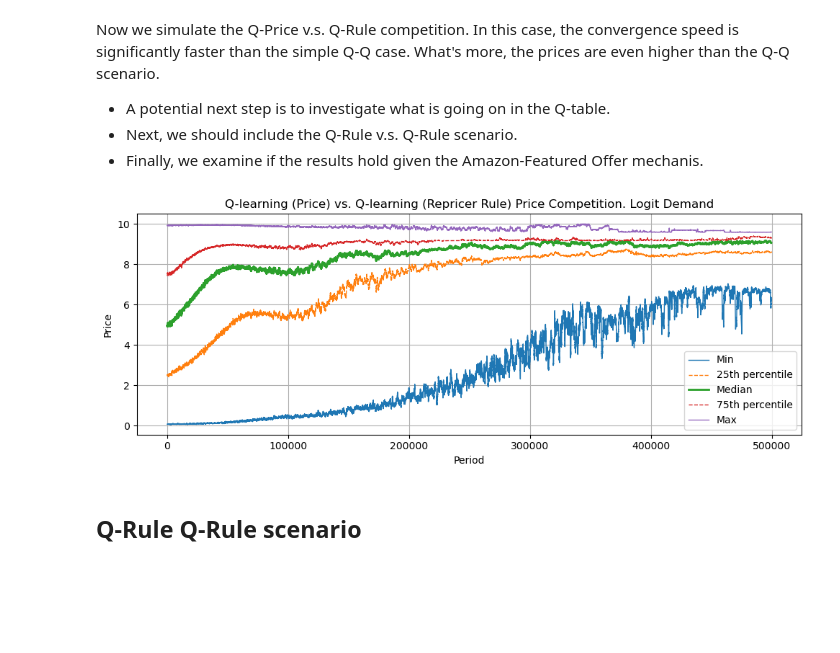
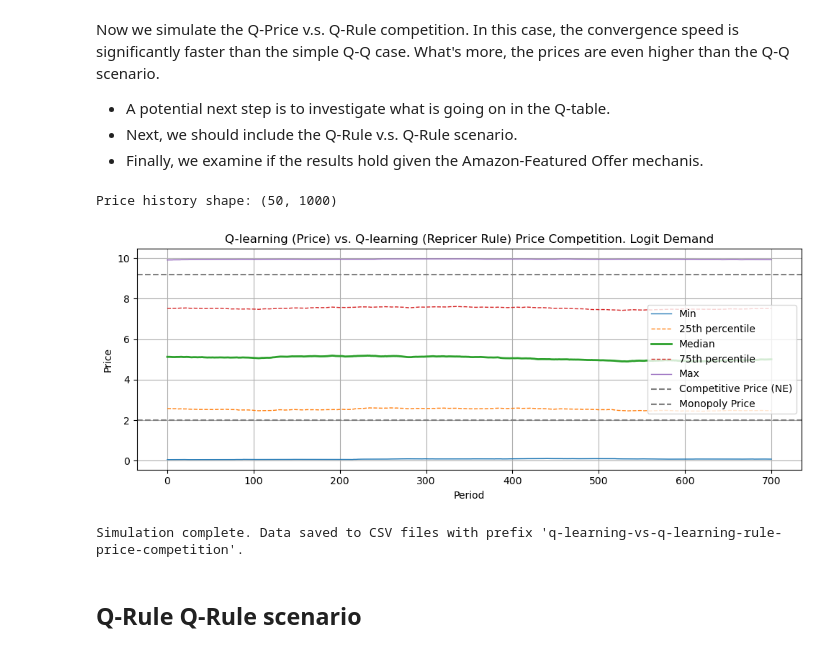
Before and after one commit to Six-Persimmon/Amazon_BuyBox_Reinforcement_Learning, a Jupyter notebook: Q_Rule_simulation.ipynb, the cells around one changed output. Drawn from its saved outputs; the diff is of its cells as text; code cells hidden in the pictures; blank space fills up the shorter version.

Commit message:
Update: RL agent results

```diff
--- a/Q_Rule_simulation.ipynb
+++ b/Q_Rule_simulation.ipynb
@@ -307,38 +375,71 @@ Now we simulate the Q-Price v.s. Q-Rule competition. In this case, the convergen
 # run = 100
 # periods = 200000 # need to increase to 90,0000 if we need 100 grids.
 run=50 # later we only need 20 to get the percentiles.
-periods = 500_000
+periods = 600_000
+# periods = 1000
 alpha = 0.15
 gamma = 0.9
 env = LogitDemandPricingEnv(
     price_min = 0.01,
     price_max = 10.0,
     grid_size = 25,
     marginal_cost = 2.0,
     beta = 0.95,
     a_0=0, # parameter for logit demand. OUtside option
     a_12=10, # parameter for logit demand. Inside option
     mu = 0.25 # parameter for logit demand. Vertical differentiation
 )
 
+# Calculate monopoly price and NE price
+# Monopoly Price
+func_mono_profit = lambda p: (p - env.cost) * (np.exp((env.a_12 - p) / env.mu) / (np.exp((env.a_12 - p) / env.mu) + np.exp((env.a_0) / env.mu)))
+p_mono = minimize_scalar(lambda p: -func_mono_profit(p), bounds=(env.price_min, env.price_max), method='bounded').x
+p_mono = np.round(p_mono, 2)
+# Competitive Price
+def func_nash_equilibrium(p_i, p_j):
+    d_i = np.exp((env.a_12 - p_i) / env.mu) / (np.exp((env.a_12 - p_i) / env.mu) + np.exp((env.a_12 - p_j) / env.mu) + np.exp((env.a_0) / env.mu))
+    d_j = np.exp((env.a_12 - p_j) / env.mu) / (np.exp((env.a_12 - p_i) / env.mu) + np.exp((env.a_12 - p_j) / env.mu) + np.exp((env.a_0) / env.mu))
+    return (p_i - env.cost) * d_i, (p_j - env.cost) * d_j
+def equations(p):
+    p_i, p_j = p
+    return func_nash_equilibrium(p_i, p_j)
+p_nash = fsolve(equations, (env.price_min, env.price_min))[0]
+
 batch = simulate_batch(
     periods=periods,
     runs=run,
     alpha=alpha,
     gamma=gamma,
     env=env,
     simfunc=simulate_QpQr
 )
+price_hist, action_hist, profit_hist = batch
+print(f"Price history shape: {price_hist.shape}")
 
-pc = np.percentile(batch, [0, 25, 50, 75, 100], axis=0)
+# plot the price history percentiles
+pc = np.percentile(price_hist, [0, 25, 50, 75, 100], axis=0)
 plot_percentiles(
     percentiles=pc,
     periods=periods,
     title="Q-learning (Price) vs. Q-learning (Repricer Rule) Price Competition. Logit Demand",
-    save_path=os.path.join(FIGURE_DIR, "q-learning-vs-q-learning-rule-price-competition.png")
+    save_path=os.path.join(FIGURE_DIR, "q-learning-vs-q-learning-rule-price-competition.png"),
+    ne_price=p_nash,
+    mono_price=p_mono
 )
 # %% [output]
+Price history shape: (50, 1000)
-[figure, old version]
+[figure, new version]
+# %%
+# save the last 1000 periods of price history, action history, and profit history
+save_simulation_results(
+    price_hist=price_hist[:,-1000:],
+    action_hist=action_hist[:,-1000:],
+    profit_hist=profit_hist[:,-1000:],
+    file_prefix="q-learning-vs-q-learning-rule-price-competition",
+    data_dir=DATA_DIR
+)
+# %% [output]
+Simulation complete. Data saved to CSV files with prefix 'q-learning-vs-q-learning-rule-price-competition'.
 # %% [markdown]
 ## Q-Rule Q-Rule scenario
 # %%
```
Also changed, not shown: parts of 10 cells of this notebook, 9 other files.
